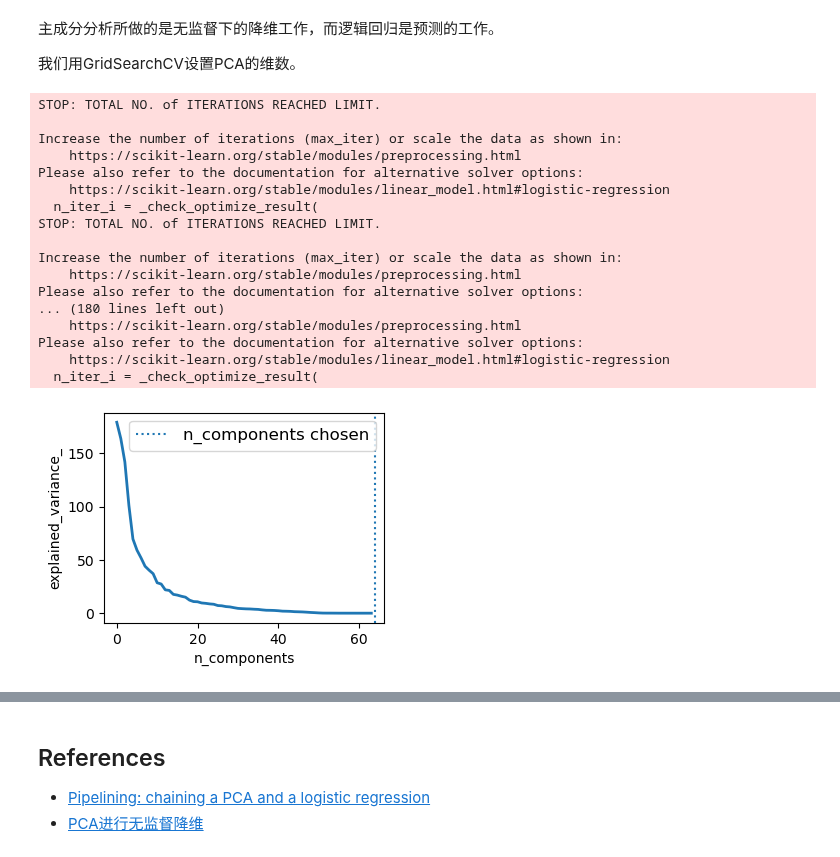
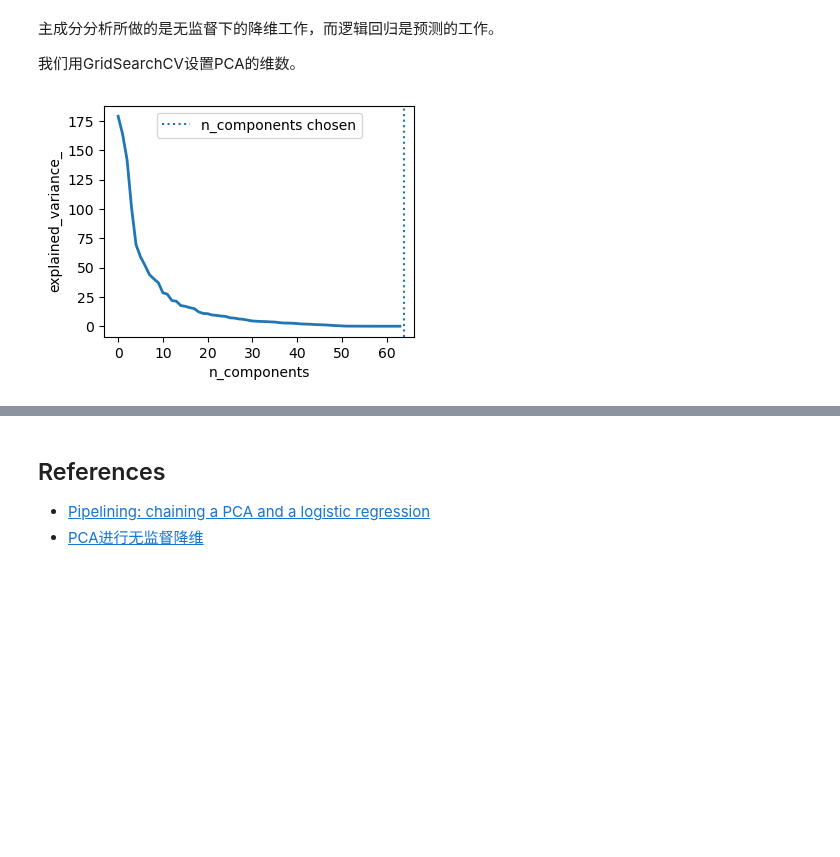
Before and after one commit to bushuhui/machinelearning_notebook, a Jupyter notebook: 4_logistic_regression/3-PCA_and_Logistic_Regression.ipynb, the cells around one changed output, grey strips where cells are left out. Cells and saved outputs as stored; diff of their text form; code cells hidden in the pictures; blank space fills up the shorter version.

```diff
--- a/4_logistic_regression/3-PCA_and_Logistic_Regression.ipynb
+++ b/4_logistic_regression/3-PCA_and_Logistic_Regression.ipynb
@@ -5,67 +5,42 @@
 
 我们用GridSearchCV设置PCA的维数。
 # %%
-# % matplotlib inline
-
+# %matplotlib inline
 import numpy as np
 import matplotlib.pyplot as plt
-
 from sklearn import linear_model, decomposition, datasets
-from sklearn.manifold import Isomap
 from sklearn.pipeline import Pipeline
 from sklearn.model_selection import GridSearchCV
+from sklearn.preprocessing import StandardScaler
 
-logistic = linear_model.LogisticRegression()
+logistic = linear_model.LogisticRegression(max_iter=1000)
+pca    = decomposition.PCA()
+scaler = StandardScaler()
 
-pca = decomposition.PCA()
-pipe = Pipeline(steps=[('pca', pca), ('logistic', logistic)])
+pipe = Pipeline(steps=[('scaler', scaler),
+                      ('pca', pca),
+                      ('logistic', logistic)])
 
 digits = datasets.load_digits()
-X_digits = digits.data
-y_digits = digits.target
+X_digits, y_digits = digits.data, digits.target
 
-# Plot the PCA spectrum
+# 画 PCA 方差解释比例
 pca.fit(X_digits)
-
-plt.figure(1, figsize=(4, 3))
-plt.clf()
-plt.axes([.2, .2, .7, .7])
+plt.figure(figsize=(4,3))
 plt.plot(pca.explained_variance_, linewidth=2)
-plt.axis('tight')
 plt.xlabel('n_components')
 plt.ylabel('explained_variance_')
 
-# Prediction
-n_components = [20, 40, 64]
-Cs = np.logspace(-4, 4, 3)
+# 网格搜索
+param_grid = dict(pca__n_components=[20, 40, 64],
+                  logistic__C=np.logspace(-4, 4, 3))
+grid = GridSearchCV(pipe, param_grid, cv=5)
+grid.fit(X_digits, y_digits)
 
-# Parameters of pipelines can be set using ‘__’ separated parameter names:
-estimator = GridSearchCV(pipe,
-                         dict(pca__n_components=n_components,
-                              logistic__C=Cs))
-estimator.fit(X_digits, y_digits)
-
-plt.axvline(estimator.best_estimator_.named_steps['pca'].n_components,
+plt.axvline(grid.best_estimator_.named_steps['pca'].n_components,
             linestyle=':', label='n_components chosen')
-plt.legend(prop=dict(size=12))
+plt.legend()
 plt.show()
 # %% [output]
-STOP: TOTAL NO. of ITERATIONS REACHED LIMIT.
-
-Increase the number of iterations (max_iter) or scale the data as shown in:
-    https://scikit-learn.org/stable/modules/preprocessing.html
-Please also refer to the documentation for alternative solver options:
-    https://scikit-learn.org/stable/modules/linear_model.html#logistic-regression
-  n_iter_i = _check_optimize_result(
-STOP: TOTAL NO. of ITERATIONS REACHED LIMIT.
-
-Increase the number of iterations (max_iter) or scale the data as shown in:
-    https://scikit-learn.org/stable/modules/preprocessing.html
-Please also refer to the documentation for alternative solver options:
-... (180 lines left out)
-    https://scikit-learn.org/stable/modules/preprocessing.html
-Please also refer to the documentation for alternative solver options:
-    https://scikit-learn.org/stable/modules/linear_model.html#logistic-regression
-  n_iter_i = _check_optimize_result(
-[figure, old version]
+[figure, new version]
 # %%
```
Also changed, not shown: parts of 6 cells of this notebook, 3 other files.
